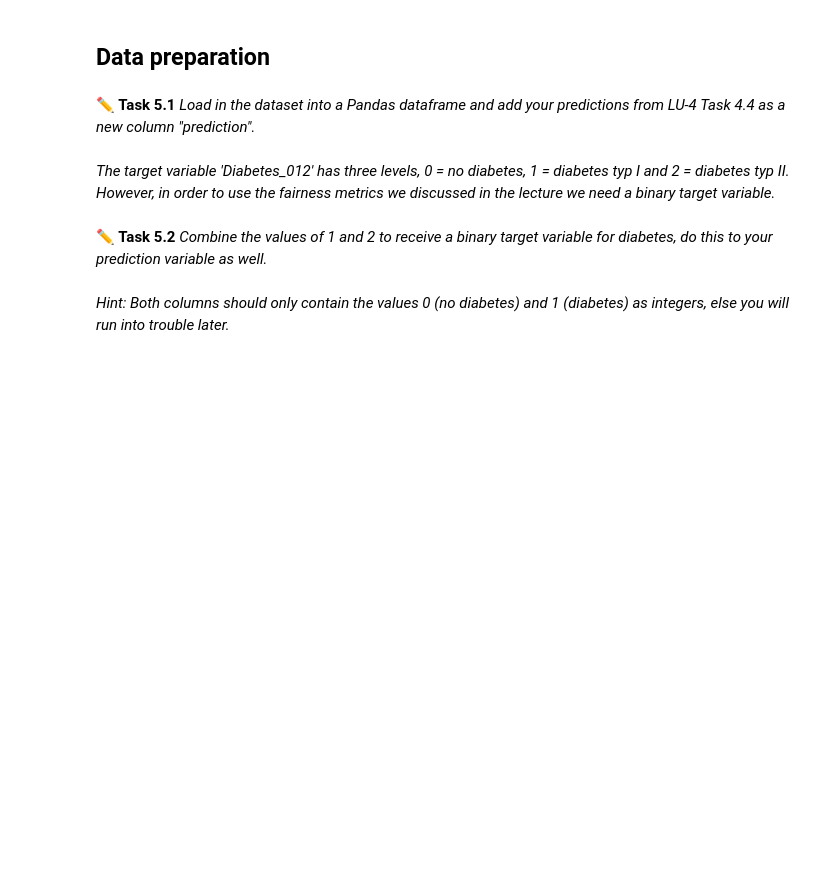
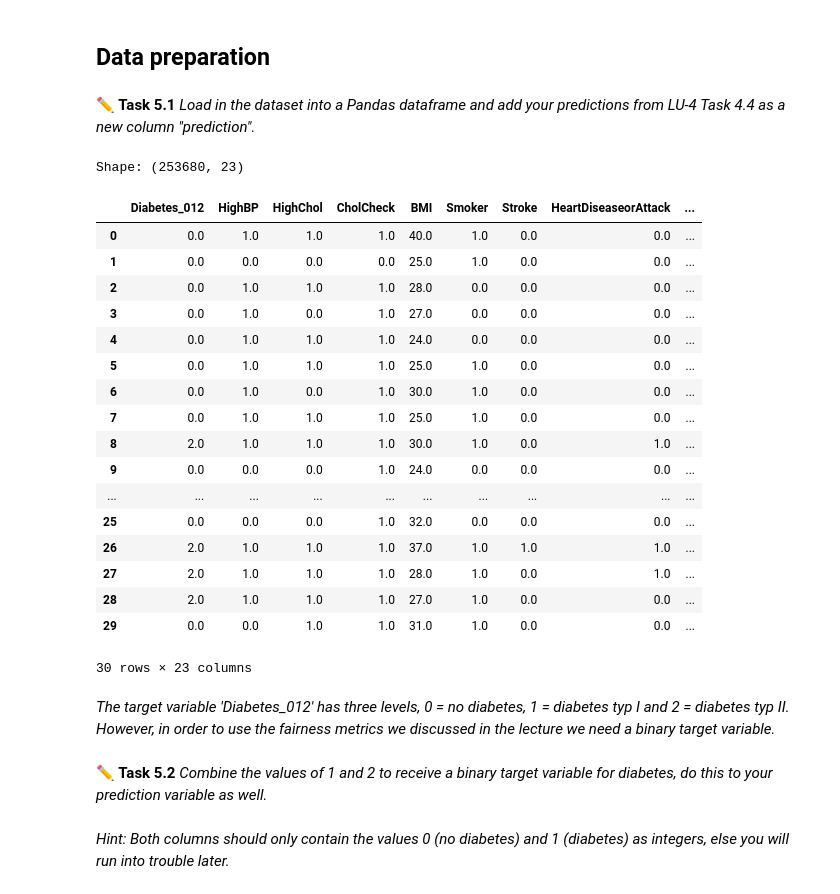
Before and after one commit to avikdas191/human-centered-analytics, a Jupyter notebook: week_04/ assignment_04/learning_unit_5.ipynb, the cells around one changed output. Drawn from its saved outputs; the diff is of its cells as text; code cells hidden in the pictures; blank space fills up the shorter version.

```diff
--- a/week_04/ assignment_04/learning_unit_5.ipynb
+++ b/week_04/ assignment_04/learning_unit_5.ipynb
@@ -20,3 +23,44 @@ import fairness_functions as ff
+# %%
+# Load the dataset
+df = pd.read_csv('diabetes_012_health_indicators_BRFSS2015.csv')
+
+# Reproduce the exact same split from learning unit-4 to get correct test indices
+X = df.drop(columns=['Diabetes_012'])
+y = df['Diabetes_012']
+_, X_test, _, _ = train_test_split(X, y, test_size=0.2, random_state=42, stratify=y)
+
+# Load predictions csv
+preds = pd.read_csv('diabetes_predictions.csv')
+
+# Add prediction column — only test rows get values, rest are NaN
+df['prediction'] = pd.NA
+df.loc[X_test.index, 'prediction'] = preds['Predicted'].values
+
+# print(df[['Diabetes_012', 'prediction']].tail())
+print(f"\nShape: {df.shape}")
+# %% [output]
+Shape: (253680, 23)
+# %%
+df.head(30)
+# %% [output]
+|  | Diabetes_012 | HighBP | HighChol | CholCheck | BMI | Smoker | Stroke | HeartDiseaseorAttack | ... |
+| 0 | 0.0 | 1.0 | 1.0 | 1.0 | 40.0 | 1.0 | 0.0 | 0.0 | ... |
+| 1 | 0.0 | 0.0 | 0.0 | 0.0 | 25.0 | 1.0 | 0.0 | 0.0 | ... |
+| 2 | 0.0 | 1.0 | 1.0 | 1.0 | 28.0 | 0.0 | 0.0 | 0.0 | ... |
+| 3 | 0.0 | 1.0 | 0.0 | 1.0 | 27.0 | 0.0 | 0.0 | 0.0 | ... |
+| 4 | 0.0 | 1.0 | 1.0 | 1.0 | 24.0 | 0.0 | 0.0 | 0.0 | ... |
+| 5 | 0.0 | 1.0 | 1.0 | 1.0 | 25.0 | 1.0 | 0.0 | 0.0 | ... |
+| 6 | 0.0 | 1.0 | 0.0 | 1.0 | 30.0 | 1.0 | 0.0 | 0.0 | ... |
+| 7 | 0.0 | 1.0 | 1.0 | 1.0 | 25.0 | 1.0 | 0.0 | 0.0 | ... |
+| 8 | 2.0 | 1.0 | 1.0 | 1.0 | 30.0 | 1.0 | 0.0 | 1.0 | ... |
+| 9 | 0.0 | 0.0 | 0.0 | 1.0 | 24.0 | 0.0 | 0.0 | 0.0 | ... |
+| ... | ... | ... | ... | ... | ... | ... | ... | ... | ... |
+| 25 | 0.0 | 0.0 | 0.0 | 1.0 | 32.0 | 0.0 | 0.0 | 0.0 | ... |
+| 26 | 2.0 | 1.0 | 1.0 | 1.0 | 37.0 | 1.0 | 1.0 | 1.0 | ... |
+| 27 | 2.0 | 1.0 | 1.0 | 1.0 | 28.0 | 1.0 | 0.0 | 1.0 | ... |
+| 28 | 2.0 | 1.0 | 1.0 | 1.0 | 27.0 | 1.0 | 0.0 | 0.0 | ... |
+| 29 | 0.0 | 0.0 | 1.0 | 1.0 | 31.0 | 1.0 | 0.0 | 0.0 | ... |
+30 rows × 23 columns
 # %% [markdown]
 *The target variable 'Diabetes_012' has three levels, 0 = no diabetes, 1 = diabetes typ I and 2 = diabetes typ II.*
 <br> *However, in order to use the fairness metrics we discussed in the lecture we need a binary target variable.*
```
Also changed, not shown: parts of 16 cells of this notebook.
